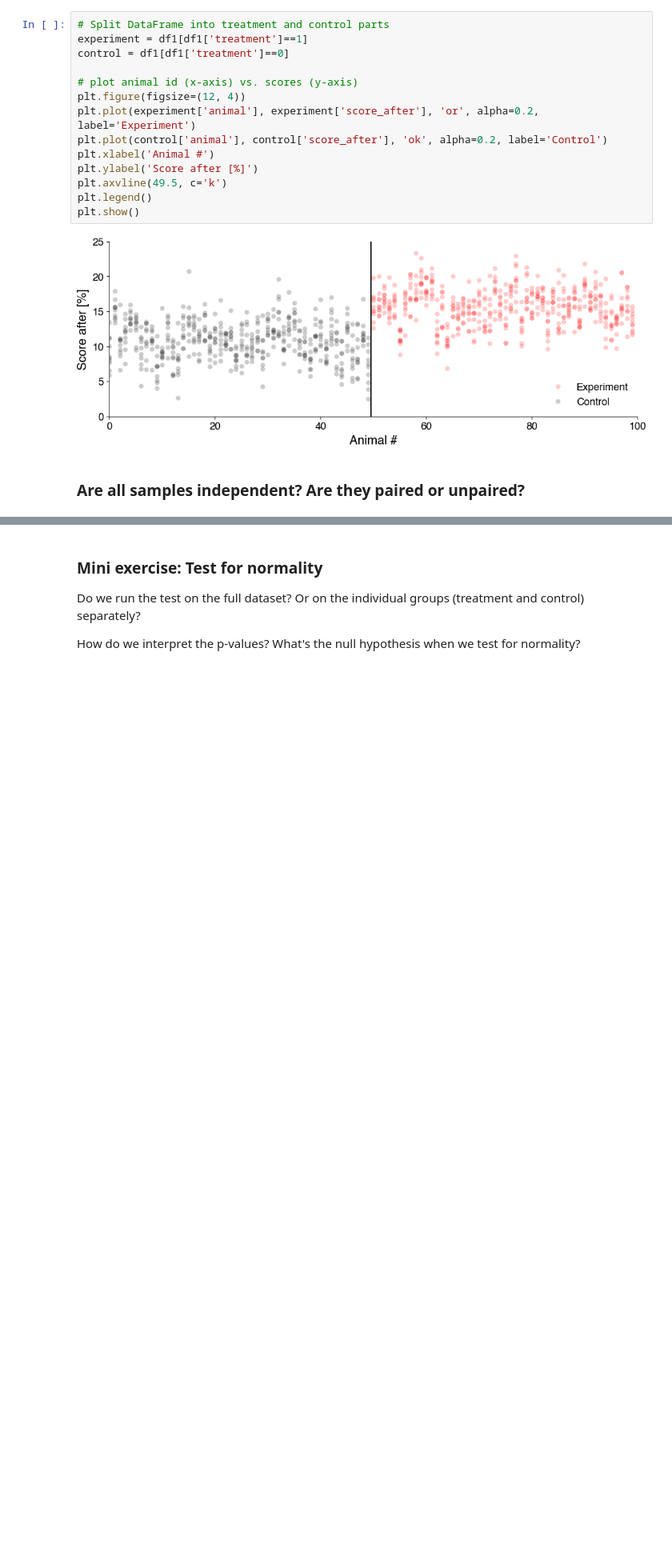
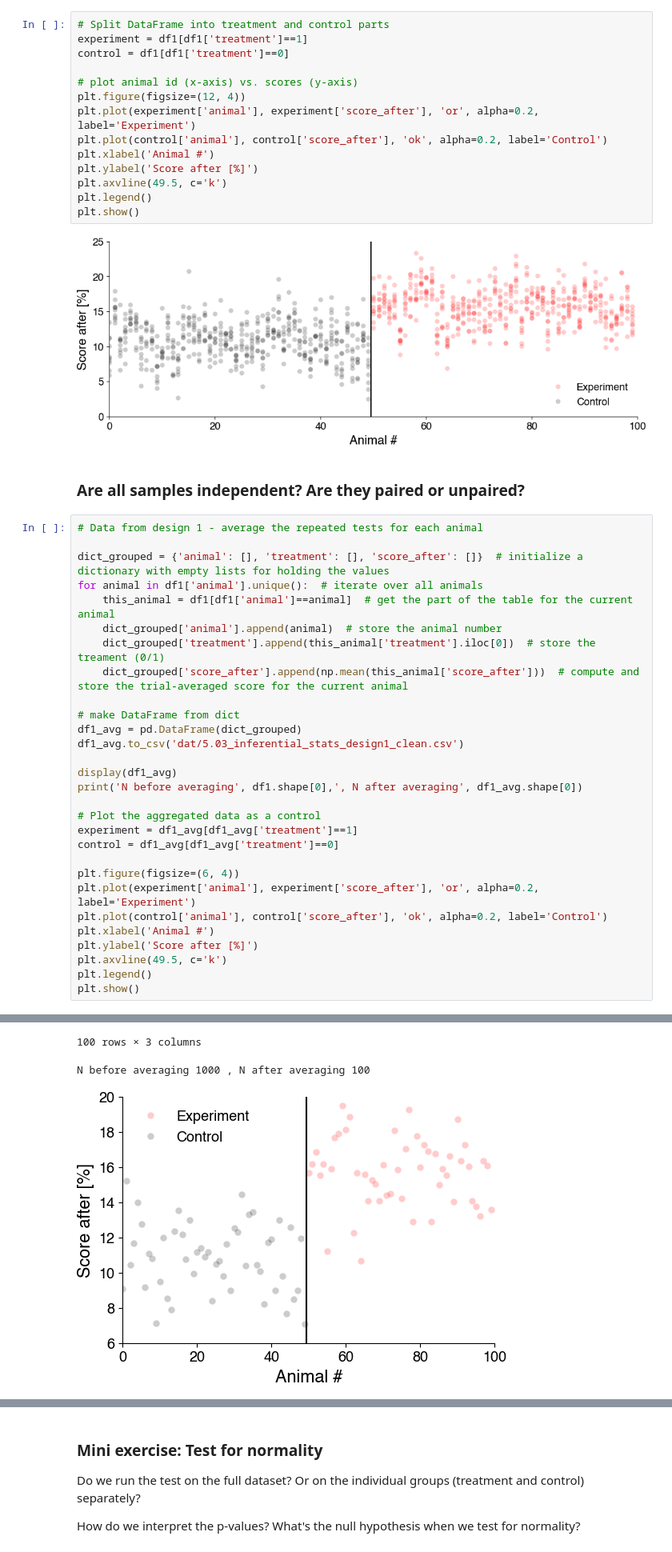
Before and after one commit to janclemenslab/neu715, a Jupyter notebook: docs/_sources/lectures/lecture 5/5.03_inferential_stats_1.ipynb, the cells around one changed output, grey strips where cells are left out. Shown at 80% size. Saved outputs shown, nothing was run; the diff lists cells and outputs as text; blank space fills up the shorter version.

```diff
--- a/docs/_sources/lectures/lecture 5/5.03_inferential_stats_1.ipynb
+++ b/docs/_sources/lectures/lecture 5/5.03_inferential_stats_1.ipynb
@@ -118,3 +119,33 @@ plt.show()
 [figure]
 # %% [markdown]
 ### Are all samples independent? Are they paired or unpaired?
+# %%
+# Data from design 1 - average the repeated tests for each animal
+
+dict_grouped = {'animal': [], 'treatment': [], 'score_after': []}  # initialize a dictionary with empty lists for holding the values
+for animal in df1['animal'].unique():  # iterate over all animals
+    this_animal = df1[df1['animal']==animal]  # get the part of the table for the current animal
+    dict_grouped['animal'].append(animal)  # store the animal number
+    dict_grouped['treatment'].append(this_animal['treatment'].iloc[0])  # store the treament (0/1)
+    dict_grouped['score_after'].append(np.mean(this_animal['score_after']))  # compute and store the trial-averaged score for the current animal
+
+# make DataFrame from dict
+df1_avg = pd.DataFrame(dict_grouped)
+df1_avg.to_csv('dat/5.03_inferential_stats_design1_clean.csv')
+
+display(df1_avg)
+print('N before averaging', df1.shape[0],', N after averaging', df1_avg.shape[0])
+
+# Plot the aggregated data as a control
+experiment = df1_avg[df1_avg['treatment']==1]
+control = df1_avg[df1_avg['treatment']==0]
+
+plt.figure(figsize=(6, 4))
+plt.plot(experiment['animal'], experiment['score_after'], 'or', alpha=0.2, label='Experiment')
+plt.plot(control['animal'], control['score_after'], 'ok', alpha=0.2, label='Control')
+plt.xlabel('Animal #')
+plt.ylabel('Score after [%]')
+plt.axvline(49.5, c='k')
+plt.legend()
+plt.show()
+# %% [output]
@@ -121,3 +164,6 @@ plt.show()
+100 rows × 3 columns
+N before averaging 1000 , N after averaging 100
+[figure, added]
 # %% [markdown]
 ### One-sided or two-sided?
 
```
Also changed, not shown: parts of 13 cells of this notebook, 57 other files.
